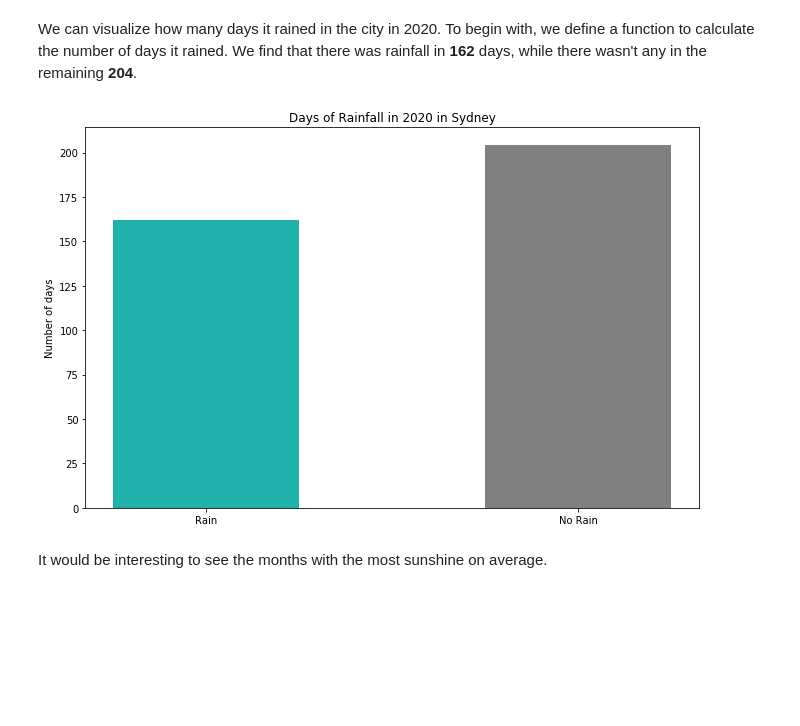
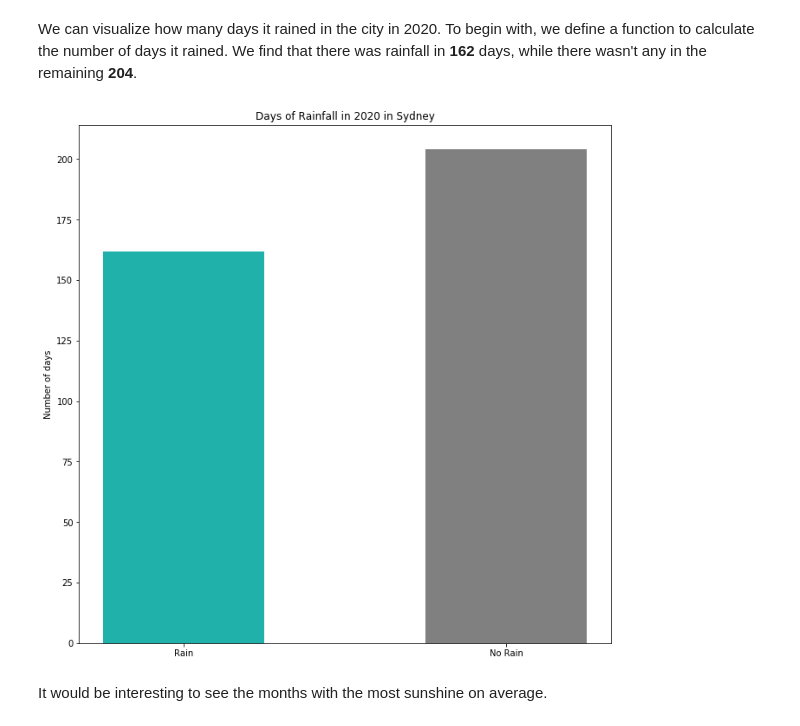
Before and after one commit to pvts/rainfall-prediction, a Jupyter notebook: weather.ipynb, the cells around one changed output. Cells and saved outputs as stored; diff of their text form; code cells hidden in the pictures; blank space fills up the shorter version.

```diff
--- a/weather.ipynb
+++ b/weather.ipynb
@@ -17,5 +18,5 @@ path = r'C:\Users\Geo\Downloads\2020 Sydney Daily Weather Observations'
 files = glob.iglob(os.path.join(path, "*.csv"))
 
 df = pd.concat((pd.read_csv(file, index_col='Date', parse_dates=True,
-                            dayfirst=True, encoding='iso8859_16') for file in files))
+                            dayfirst=True, encoding='cp1250') for file in files))
 # %% [markdown]
@@ -101,14 +114,14 @@ def rain(col):
 # %%
 number_rain_days = [rain(df['Rainfall (mm)'])[0], rain(df['Rainfall (mm)'])[1]]
 
-plt.figure(figsize=(11,7))
+plt.figure(figsize=(11,11))
 plt.bar(np.arange(0,2), number_rain_days, width=0.5, tick_label=('Rain', 'No Rain'),
         color=['lightseagreen','gray'])
 plt.title('Days of Rainfall in 2020 in Sydney')
 plt.ylabel('Number of days')
 plt.show()
 # %% [output]
-[figure, old version]
+[figure, new version]
 # %% [markdown]
 It would be interesting to see the months with the most sunshine on average.
 # %%
```
Also changed, not shown: parts of 10 cells of this notebook.
